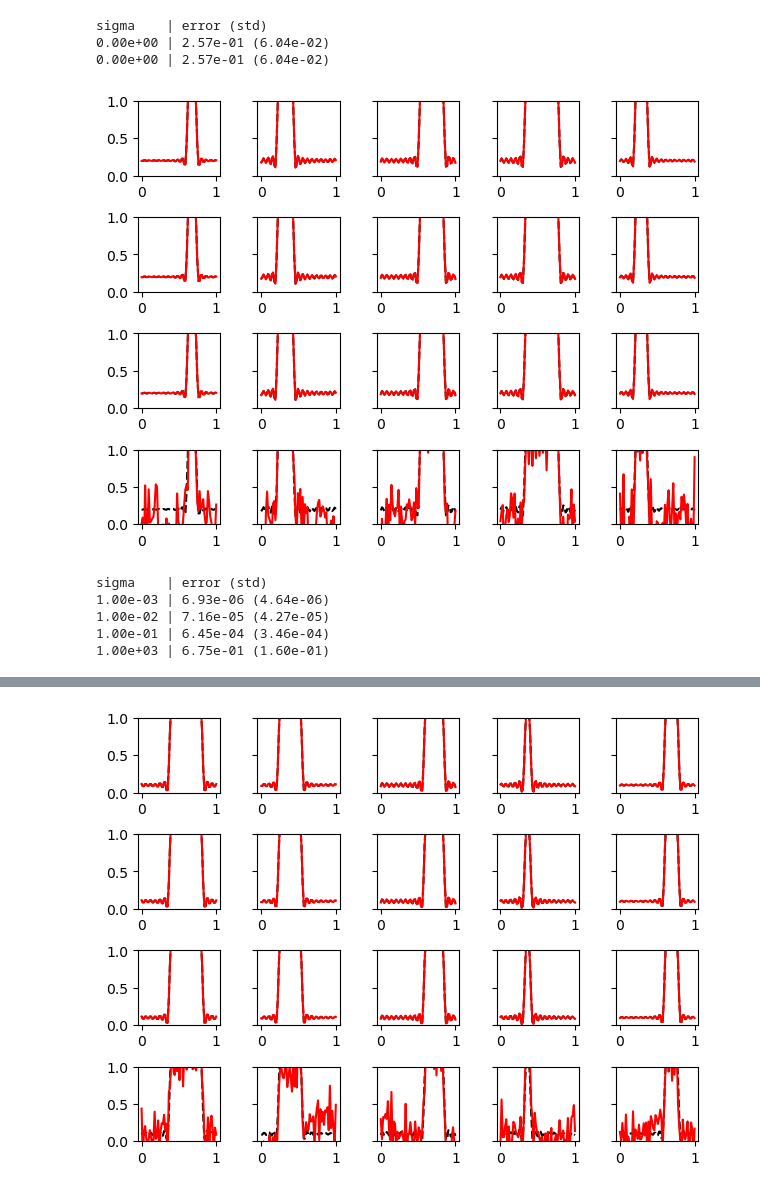
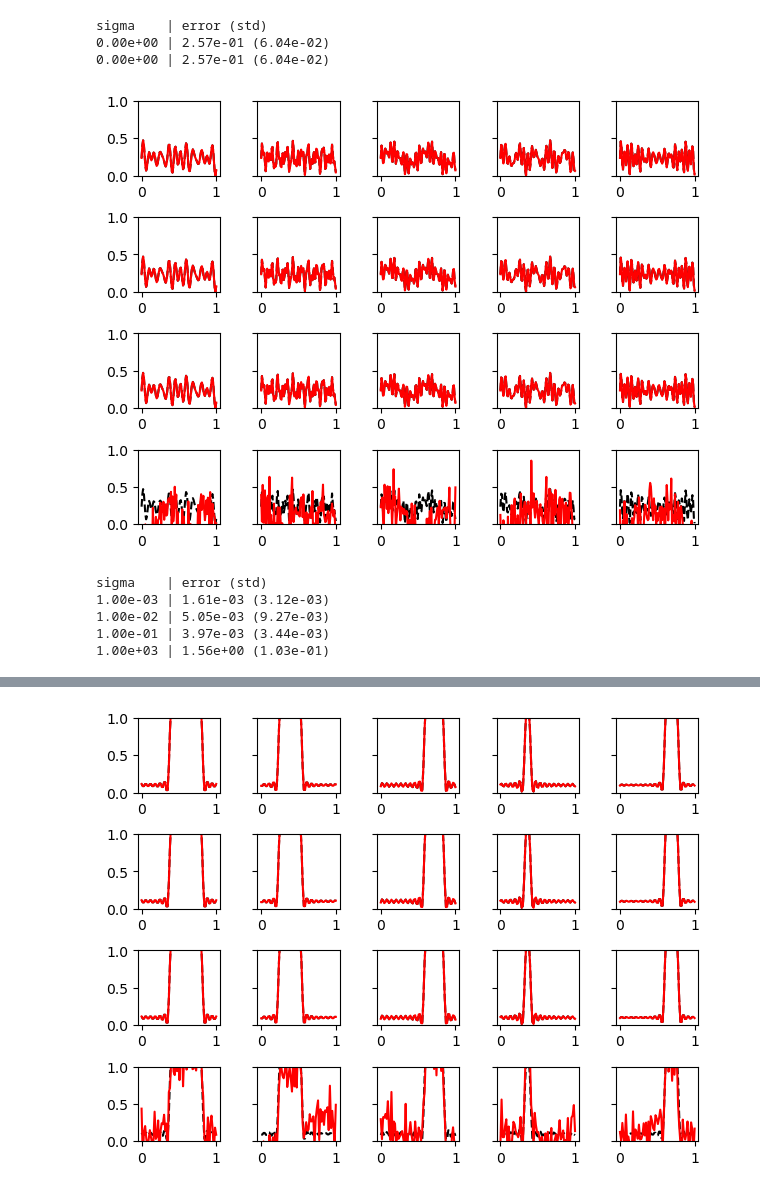
Before and after one commit to Ava99999/signal-thesis, a Jupyter notebook: Example 2.ipynb, the cells around one changed output, grey strips where cells are left out. Drawn from its saved outputs; the diff is of its cells as text; code cells hidden in the pictures.

```diff
--- a/Example 2.ipynb
+++ b/Example 2.ipynb
@@ -198,9 +213,9 @@ def plot_experiment(Xhat, errors, Xtrue, sigmas):
 # parameters
 delta    = 0.1 # threshold
 nsamples = 5  # number of samples to generate for validation
-n        = 64  # grid size for signal
+n        = 100  # grid size for signal
 mx       = 100 # number of measurements
-bandwidth = .25 # relative bandwidth for generative model \in (0,1]
+bandwidth = .35 # relative bandwidth for generative model \in (0,1]
 sigmas   = [1e-3, 1e-2, 1e-1, 1e3] # noise levels to use for validation
 
 # grid
@@ -244,3 +259,35 @@ plt.show()
 -0.002250646783365312
 31
 [figure]
+# %%
+# (low freq sines) create data set
+frequencies = np.random.randint(2,30, size=(nsamples,3))
+
+Xlowfreq = sine_signal(n,frequencies)
+print(Xlowfreq.shape)
+smallest = np.abs(np.min(Xlowfreq))
+print(smallest)
+#print(np.min(Xtrue), np.max(Xtrue))
+
+Xlowfreq = Xlowfreq + smallest
+
+fig,ax = plt.subplots(1,5, figsize=(8, 2))
+#fig,ax = plt.subplots(1,5)
+
+for i in range(5):
+    ax[i].plot(domain,Xlowfreq[i,:])
+    #ax[i].set(aspect='equal')
+    ax[i].set_box_aspect(1)
+
+fig.tight_layout()
+plt.show()
+
+# make complex phase retrieval set
+Xlowfreq_complex = 0.01*np.ones((nsamples,n)) + 1j*Xlowfreq
+
+smallest = np.min(np.abs(Xlowfreq_complex))
+print(smallest)
+print(np.max(np.abs(Xlowfreq_complex)))
+
+print(smallest**2)
+print(1/n)
@@ -336,3 +419,3 @@ ValueError: matmul: Input operand 1 has a mismatch in its core dimension 0, with
 # %%
-Xhat1, errors1, zhat1 = run_experiment(X_filtered, A, I, sigmas)
+Xhat1, errors1, zhat1 = run_experiment(Xlowfreq, A, I, sigmas)
 # %%
@@ -377,12 +460,12 @@ sigma    | error (std)
 X_complex = np.ones((5,64)) + 1j*X_filtered
 Xhat3, errors3, zhat3 = run_experiment(X_complex, A, I, sigmas)
 # %%
-plot_experiment(Xhat1, errors1, X_filtered, sigmas)
+plot_experiment(Xhat1, errors1, Xlowfreq, sigmas)
 # %% [output]
-[figure, old version]
+[figure, new version]
 sigma    | error (std)
-1.00e-03 | 6.93e-06 (4.64e-06)
-1.00e-02 | 7.16e-05 (4.27e-05)
-1.00e-01 | 6.45e-04 (3.46e-04)
-1.00e+03 | 6.75e-01 (1.60e-01)
+1.00e-03 | 1.61e-03 (3.12e-03)
+1.00e-02 | 5.05e-03 (9.27e-03)
+1.00e-01 | 3.97e-03 (3.44e-03)
+1.00e+03 | 1.56e+00 (1.03e-01)
 # %%
```
Also changed, not shown: parts of 9 cells of this notebook, 3 other files.
